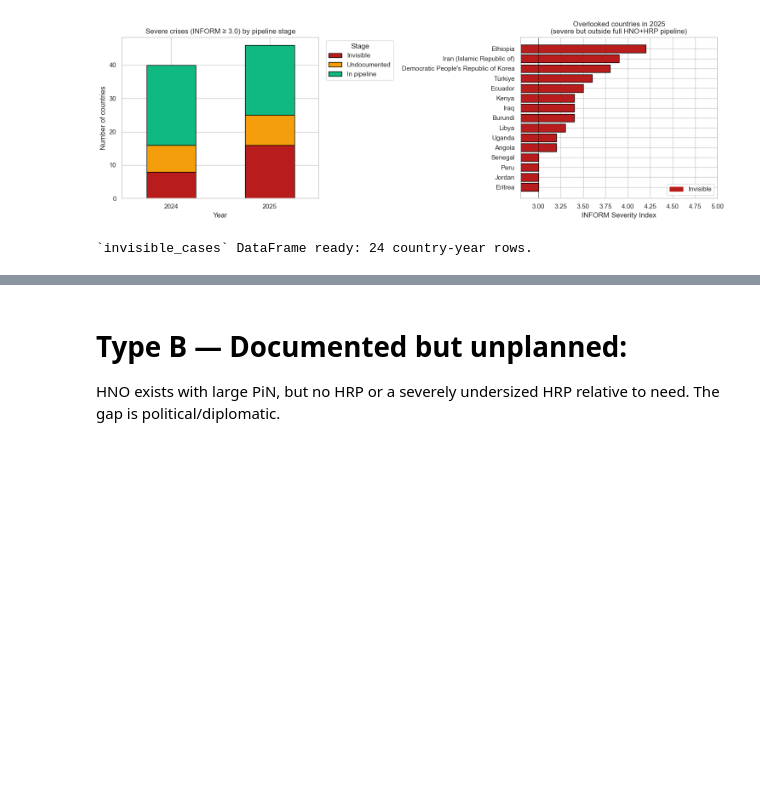
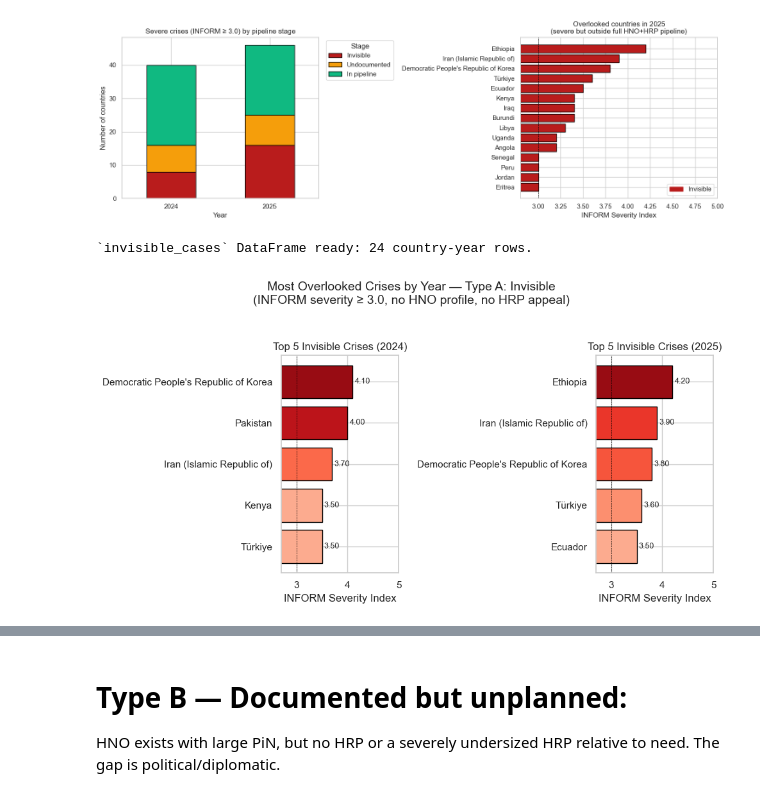
Before and after one commit to USER-397X/OCHA, a Jupyter notebook: stroopwafel_integrated.ipynb, the cells around one changed output, grey strips where cells are left out. Drawn from its saved outputs; the diff is of its cells as text; code cells hidden in the pictures; blank space fills up the shorter version.

Commit message:
added figures for underserved countries per category to stroopwafel_integrated

```diff
--- a/stroopwafel_integrated.ipynb
+++ b/stroopwafel_integrated.ipynb
@@ -988,3 +995,87 @@ Overlooked countries (severity >= 3.0, not in full pipeline):
  2024  IRQ                                  Iraq             3.0            Medium                   Violence     Stable      Invisible   False   False      0.0
 [figure]
 `invisible_cases` DataFrame ready: 24 country-year rows.
+# %%
+# ============================================================
+# TOP 5 INVISIBLE CRISES BY YEAR (Type A)
+# ============================================================
+# Type A = severe by INFORM Severity Index (>= SEVERITY_FLOOR) but
+# entirely absent from the humanitarian planning pipeline: no HNO
+# profile AND no HRP appeal. Because there is no PiN or funding
+# figure to compute a mismatch ratio from, we rank these crises by
+# raw INFORM severity — the only gap signal available.
+#
+# Scoped to 2024 and 2025 (the years INFORM master covers directly).
+#
+# This cell reuses `invisible_cases` from the Type A cell above to
+# stay consistent with the pipeline-stage classification produced
+# there.
+
+from matplotlib.colors import Normalize
+
+# Keep only the strict "Invisible" stage. `invisible_cases` also
+# includes "Unplanned" (HNO exists but no HRP, which is Type B).
+type_a = invisible_cases[invisible_cases["pipeline_stage"] == "Invisible"].copy()
+
+years_to_plot = sorted(type_a["year"].unique().astype(int))
+
+fig, axes = plt.subplots(1, len(years_to_plot), figsize=(5 * len(years_to_plot), 5),
+                         squeeze=False)
+axes = axes[0]  # unwrap the single row
+
+for idx, year in enumerate(years_to_plot):
+    ax = axes[idx]
+    df_year = (
+        type_a[type_a["year"] == year]
+        .nlargest(5, "severity_index")
+    )
+
+    if df_year.empty:
+        ax.text(0.5, 0.5, "No invisible crises",
+                ha="center", va="center", transform=ax.transAxes, fontsize=11)
+        ax.set_title(f"Top 5 Invisible Crises ({year})")
+        ax.set_xlabel("INFORM Severity Index")
+        ax.set_xticks([])
+        ax.set_yticks([])
+        continue
+
+    # Darker red = higher severity (same pattern as the Type B chart)
+    if df_year["severity_index"].nunique() > 1:
+        norm = Normalize(vmin=df_year["severity_index"].min(),
+                         vmax=df_year["severity_index"].max())
+        colors = plt.cm.Reds(0.3 + 0.6 * norm(df_year["severity_index"]))
+    else:
+        colors = plt.cm.Reds([0.6] * len(df_year))
+
+    bars = ax.barh(df_year["country"], df_year["severity_index"],
+                   color=colors, edgecolor="black")
+    ax.set_xlabel("INFORM Severity Index")
+    ax.set_title(f"Top 5 Invisible Crises ({year})")
+    ax.axvline(SEVERITY_FLOOR, color="black", linewidth=0.5, linestyle="--")
+    ax.set_xlim(SEVERITY_FLOOR - 0.3, 5.0)
+    ax.invert_yaxis()  # worst at top
+
+    for bar, val in zip(bars, df_year["severity_index"]):
+        ax.text(val + 0.04, bar.get_y() + bar.get_height() / 2,
+                f"{val:.2f}", va="center", fontsize=9)
+
+plt.suptitle("Most Overlooked Crises by Year — Type A: Invisible\n"
+             "(INFORM severity ≥ 3.0, no HNO profile, no HRP appeal)",
+             fontsize=14, y=1.04)
+plt.tight_layout()
+plt.show()
+
+# Ranked lists for the record
+for year in years_to_plot:
+    df_year = (
+        type_a[type_a["year"] == year]
+        .nlargest(5, "severity_index")
+    )
+    print(f"\nTop 5 Invisible crises in {year}:")
+    if df_year.empty:
+        print("  (none)")
+    else:
+        print(df_year[["iso3", "country", "severity_index", "primary_driver"]]
+              .to_string(index=False))
+# %% [output]
+[figure, added]
```
Also changed, not shown: parts of 4 cells of this notebook.
